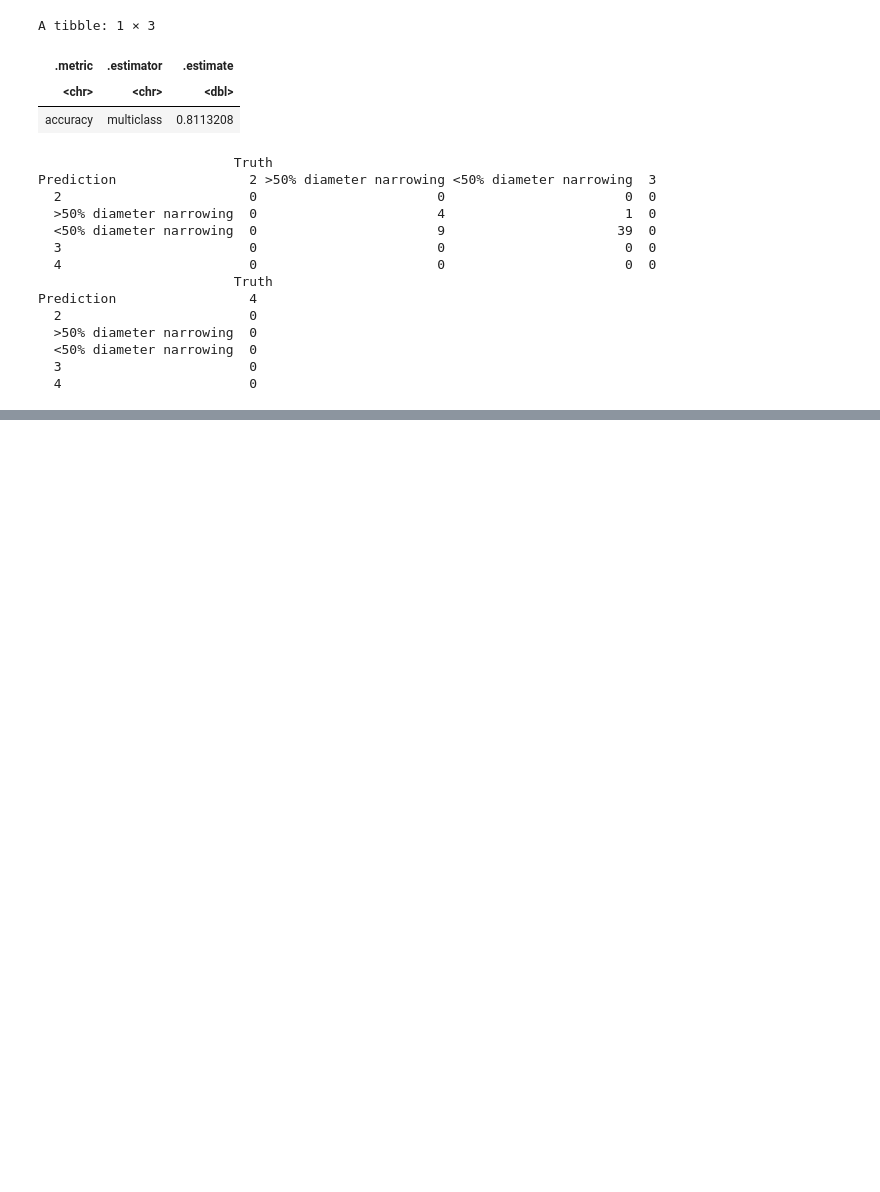
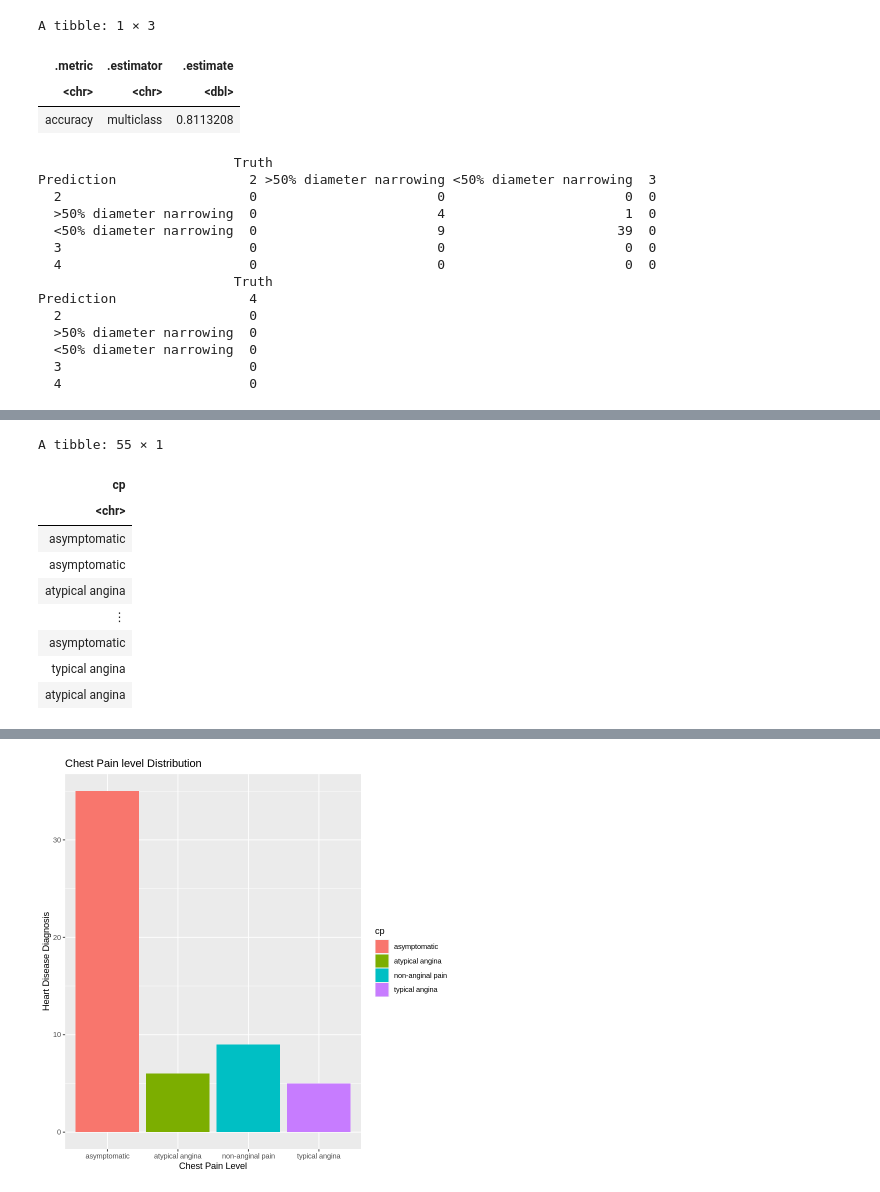
Before and after one commit to Daniel6070/Heart_Disease, a Jupyter notebook: Heart_Disease.ipynb, the cells around one changed output, grey strips where cells are left out. Saved outputs shown, nothing was run; the diff lists cells and outputs as text; code cells hidden in the pictures; blank space fills up the shorter version.

```diff
--- a/Heart_Disease.ipynb
+++ b/Heart_Disease.ipynb
@@ -310,0 +388,30 @@ Prediction                 4
+# %%
+heart_50_cp <- heart_greater_50 %>%
+select(cp)
+
+heart_50_cp$cp[heart_50_cp$cp==1] <-"typical angina"
+heart_50_cp$cp[heart_50_cp$cp==2] <-"atypical angina"
+heart_50_cp$cp[heart_50_cp$cp==3] <-"non-anginal pain"
+heart_50_cp$cp[heart_50_cp$cp==4] <-"asymptomatic"
+
+heart_50_cp
+
+cp_plot <- heart_50_cp %>%
+ggplot(aes(x = cp, fill = cp)) +
+geom_bar(binwidth = 1) +
+xlab("Chest Pain Level") +
+ylab("Heart Disease Diagnosis")+
+ggtitle("Chest Pain level Distribution")
+
+cp_plot
+# %% [output]
+A tibble: 55 × 1
+| cp |
+| <chr> |
+| asymptomatic |
+| asymptomatic |
+| atypical angina |
+| ⋮ |
+| asymptomatic |
+| typical angina |
+| atypical angina |
@@ -310,0 +420 @@ Prediction                 4
+[figure, added]
```
Also changed, not shown: parts of 7 cells of this notebook.
